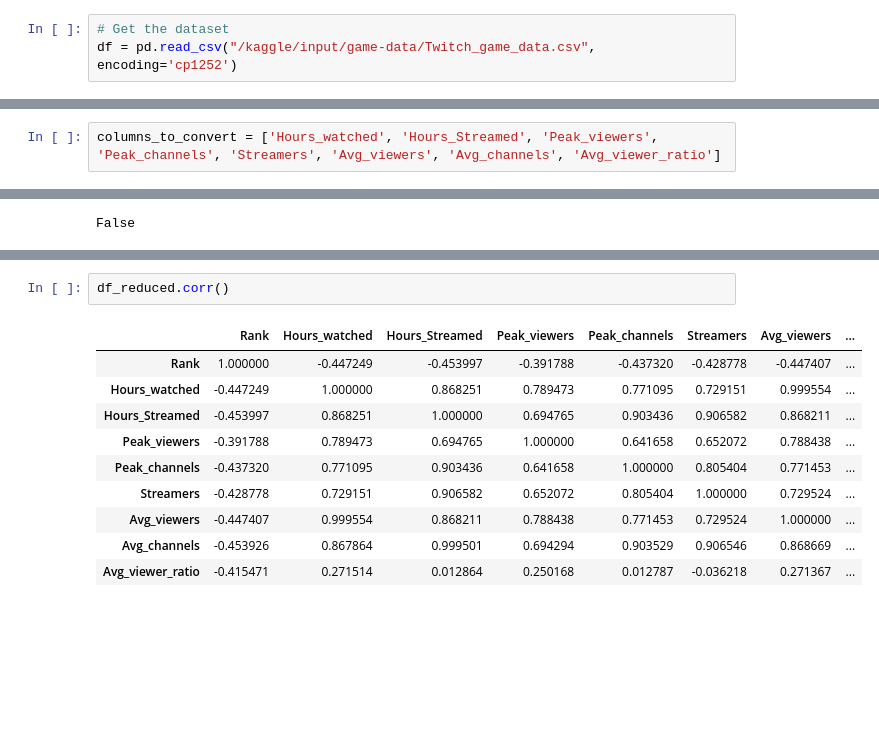
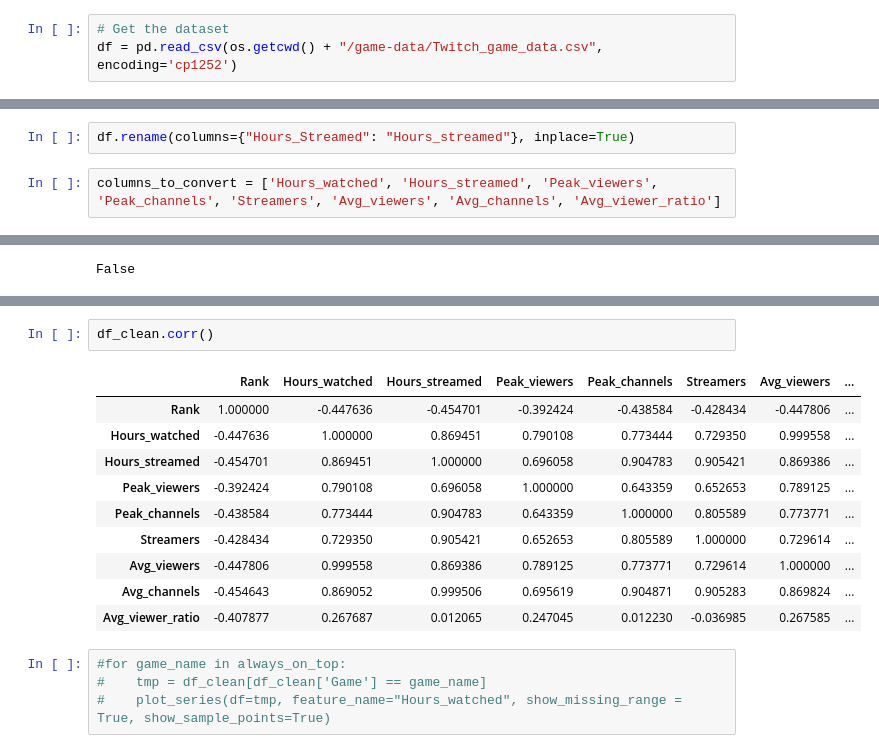
Before and after one commit to RageOfTheDucks/A3I_project, a Jupyter notebook: ai-industry.ipynb, the cells around one changed output, grey strips where cells are left out. Saved outputs shown, nothing was run; the diff lists cells and outputs as text; blank space fills up the shorter version.

```diff
--- a/ai-industry.ipynb
+++ b/ai-industry.ipynb
@@ -29,7 +30,7 @@ Given the top x games and their trand, we aim at:
 # Dataset Analysis
 # %%
 # Get the dataset
-df = pd.read_csv("/kaggle/input/game-data/Twitch_game_data.csv", encoding='cp1252')
+df = pd.read_csv(os.getcwd() + "/game-data/Twitch_game_data.csv", encoding='cp1252')
 # %% [markdown]
 The Dataset has:
 
@@ -149,8 +150,10 @@ Number of unique games in the dataset: 1990
 # Get the number in the string
 def getNumber(x):
     return int(re.match("\d+", x).group())
+# %%
+df.rename(columns={"Hours_Streamed": "Hours_streamed"}, inplace=True)
 # %%
-columns_to_convert = ['Hours_watched', 'Hours_Streamed', 'Peak_viewers', 'Peak_channels', 'Streamers', 'Avg_viewers', 'Avg_channels', 'Avg_viewer_ratio']
+columns_to_convert = ['Hours_watched', 'Hours_streamed', 'Peak_viewers', 'Peak_channels', 'Streamers', 'Avg_viewers', 'Avg_channels', 'Avg_viewer_ratio']
 # %%
 for column_name in columns_to_convert:
     df[column_name] = df[column_name].map(lambda x: getNumber(x))
@@ -425,13 +440,17 @@ plot_series(df=tmp, feature_name="Hours_watched", show_missing_range = True, sho
 # %%
-df_reduced.corr()
+df_clean.corr()
 # %% [output]
-|  | Rank | Hours_watched | Hours_Streamed | Peak_viewers | Peak_channels | Streamers | Avg_viewers | ... |
-| Rank | 1.000000 | -0.447249 | -0.453997 | -0.391788 | -0.437320 | -0.428778 | -0.447407 | ... |
-| Hours_watched | -0.447249 | 1.000000 | 0.868251 | 0.789473 | 0.771095 | 0.729151 | 0.999554 | ... |
-| Hours_Streamed | -0.453997 | 0.868251 | 1.000000 | 0.694765 | 0.903436 | 0.906582 | 0.868211 | ... |
-| Peak_viewers | -0.391788 | 0.789473 | 0.694765 | 1.000000 | 0.641658 | 0.652072 | 0.788438 | ... |
-| Peak_channels | -0.437320 | 0.771095 | 0.903436 | 0.641658 | 1.000000 | 0.805404 | 0.771453 | ... |
-| Streamers | -0.428778 | 0.729151 | 0.906582 | 0.652072 | 0.805404 | 1.000000 | 0.729524 | ... |
-| Avg_viewers | -0.447407 | 0.999554 | 0.868211 | 0.788438 | 0.771453 | 0.729524 | 1.000000 | ... |
-| Avg_channels | -0.453926 | 0.867864 | 0.999501 | 0.694294 | 0.903529 | 0.906546 | 0.868669 | ... |
-| Avg_viewer_ratio | -0.415471 | 0.271514 | 0.012864 | 0.250168 | 0.012787 | -0.036218 | 0.271367 | ... |
+|  | Rank | Hours_watched | Hours_streamed | Peak_viewers | Peak_channels | Streamers | Avg_viewers | ... |
+| Rank | 1.000000 | -0.447636 | -0.454701 | -0.392424 | -0.438584 | -0.428434 | -0.447806 | ... |
+| Hours_watched | -0.447636 | 1.000000 | 0.869451 | 0.790108 | 0.773444 | 0.729350 | 0.999558 | ... |
+| Hours_streamed | -0.454701 | 0.869451 | 1.000000 | 0.696058 | 0.904783 | 0.905421 | 0.869386 | ... |
+| Peak_viewers | -0.392424 | 0.790108 | 0.696058 | 1.000000 | 0.643359 | 0.652653 | 0.789125 | ... |
+| Peak_channels | -0.438584 | 0.773444 | 0.904783 | 0.643359 | 1.000000 | 0.805589 | 0.773771 | ... |
+| Streamers | -0.428434 | 0.729350 | 0.905421 | 0.652653 | 0.805589 | 1.000000 | 0.729614 | ... |
+| Avg_viewers | -0.447806 | 0.999558 | 0.869386 | 0.789125 | 0.773771 | 0.729614 | 1.000000 | ... |
+| Avg_channels | -0.454643 | 0.869052 | 0.999506 | 0.695619 | 0.904871 | 0.905283 | 0.869824 | ... |
+| Avg_viewer_ratio | -0.407877 | 0.267687 | 0.012065 | 0.247045 | 0.012230 | -0.036985 | 0.267585 | ... |
+# %%
+#for game_name in always_on_top:
+#    tmp = df_clean[df_clean['Game'] == game_name]
+#    plot_series(df=tmp, feature_name="Hours_watched", show_missing_range = True, show_sample_points=True)
```
Also changed, not shown: parts of 42 cells of this notebook, 2 other files.
